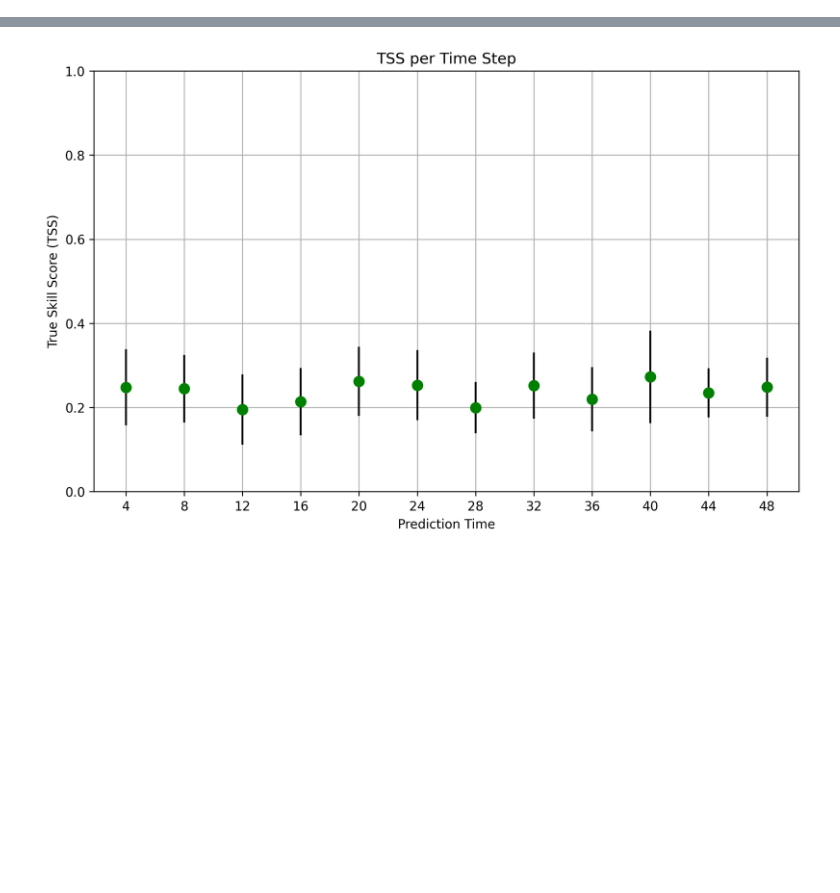
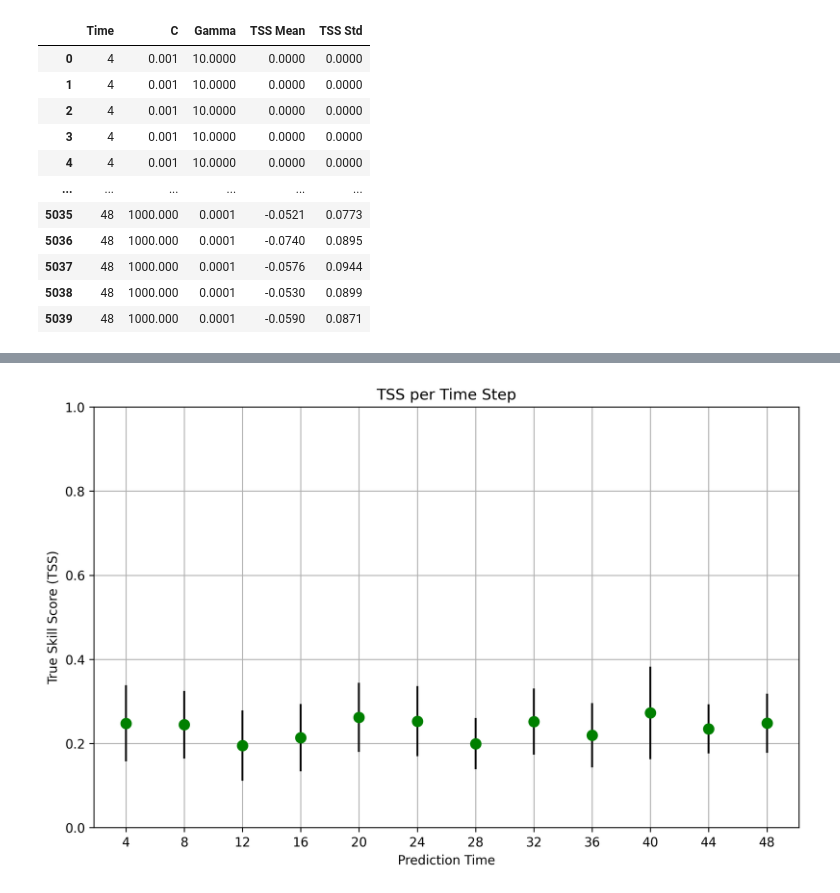
Before and after one commit to nabdeep-patel/flare_cme_association, a Jupyter notebook: Bobra et al. 2016/2024.ipynb, the cells around one changed output, grey strips where cells are left out. Drawn from its saved outputs; the diff is of its cells as text; code cells hidden in the pictures; blank space fills up the shorter version.

```diff
--- a/Bobra et al. 2016/2024.ipynb
+++ b/Bobra et al. 2016/2024.ipynb
@@ -77,12 +29,17 @@ TSS_score = make_scorer(TSS_score, greater_is_better=True)
 # %%
-TSS_mean = []
-TSS_std = []
+tss_mean = []
+tss_std = []
+hss_mean = []
+hss_std = []
+param_C = []
+param_gamma = []
+time_list = []
 
 # Outer loop over time deltas
 for i in range(4, 52, 4):
     # Load data
-    positive = pd.read_csv(f"/content/drive/MyDrive/Bobra/Data2024/positive{i}.csv")
-    negative = pd.read_csv(f"/content/drive/MyDrive/Bobra/Data2024/negative{i}.csv")
+    positive = pd.read_csv(f"Data2024/positive{i}.csv")
+    negative = pd.read_csv(f"Data2024/negative{i}.csv")
 
     data = pd.concat((positive.iloc[:, 1:18], negative.iloc[:, 1:18]))
     labels = np.hstack((np.ones(positive.shape[0]), np.zeros(negative.shape[0])))
@@ -90,41 +47,43 @@ for i in range(4, 52, 4):
     # Hyperparameter grid
     C_vals = [0.001, 0.01, 0.1, 1, 10, 100, 1000]
     gamma_vals = [10, 1, 0.1, 0.01, 0.001,0.0001]
-    param_grid = {'C': C_vals, 'gamma': gamma_vals}
 
-    outer_cv = StratifiedKFold(n_splits=10, shuffle=True, random_state=42)
-    TSS_for_this_time = []
+    for C in C_vals:
+        for gamma in gamma_vals:
+            skf = StratifiedKFold(n_splits=10, shuffle=True, random_state=42)
+            tss_scores = []
 
-    for train_idx, test_idx in outer_cv.split(data, labels):
-        X_train, X_test = data.iloc[train_idx], data.iloc[test_idx]
-        y_train, y_test = labels[train_idx], labels[test_idx]
+            for train_index, test_index in skf.split(data, labels):
+                xtrain, xtest = data.iloc[train_index], data.iloc[test_index]
+                ytrain, ytest = labels[train_index], labels[test_index]
 
-        # Normalize using training data stats only
-        X_train_norm, median, std = normalize_the_data(X_train)
-        X_test_norm = transform(X_test, median, std)
+                # Normalize using training data stats only
+                xtrain_norm, median, std = standardize(xtrain)
+                xtest_norm = fit_data(xtest, median, std)
 
-        # Inner CV for hyperparameter tuning
-        inner_cv = StratifiedKFold(n_splits=5, shuffle=True, random_state=42)
-        clf = SVC(kernel='rbf', class_weight='balanced', cache_size=500,
-                  tol=1e-8, probability=True)
+                clf = SVC(class_weight="balanced", C=C, gamma=gamma, kernel='rbf', probability=True)
+                clf.fit(xtrain_norm, ytrain)
+                ypred = clf.predict(xtest_norm)
 
-        grid = GridSearchCV(clf, param_grid, cv=inner_cv, scoring=TSS_score)
-        grid.fit(X_train_norm, y_train)
+                TN, FP, FN, TP = confusion_matrix(ytest, ypred).ravel()
 
-        best_model = grid.best_estimator_
-        print(f"Best parameters for timedelta {i}: {grid.best_params_}")
-        y_pred = best_model.predict(X_test_norm)
-        TN, FP, TP, FN = confusion_table(y_pred, y_test)
+                if (TP + FN == 0 or FP + TN == 0):
+                        tss_scores.append(np.nan)
+                        continue
 
-        if (TP + FN == 0) or (FP + TN == 0):
-            TSS_for_this_time.append(np.nan)
-        else:
-            TSS = TP / (TP + FN) - FP / (FP + TN)
-            TSS_for_this_time.append(TSS)
+                # TSS
+                tss = TP / (TP + FN) - FP / (FP + TN)
+                tss_scores.append(tss)
 
-    # Store mean and std of TSS for this time delta
-    TSS_k = np.array(TSS_for_this_time)
-    TSS_mean.append(np.nanmean(TSS_k))
-    TSS_std.append(np.nanstd(TSS_k))
-    print(f"TSS for timedelta {i}: {np.nanmean(TSS_k):.2f} ± {np.nanstd(TSS_k):.2f}")
+                tss_mean.append(round(np.nanmean(tss_scores), 4))
+                tss_std.append(round(np.nanstd(tss_scores), 4))
+                param_C.append(C)
+                param_gamma.append(gamma)
+                time_list.append(i)
+
+                print(f"Completed for {i} with C={C} and gamma={gamma}")
+
+# Create the final DataFrame
+df = pd.DataFrame({"Time": time_list,"C": param_C,"Gamma": param_gamma,"TSS Mean": tss_mean,"TSS Std": tss_std})
+df
 # %% [output]
@@ -147,0 +107,12 @@ TSS for timedelta 48: 0.25 ± 0.07
+|  | Time | C | Gamma | TSS Mean | TSS Std |
+| 0 | 4 | 0.001 | 10.0000 | 0.0000 | 0.0000 |
+| 1 | 4 | 0.001 | 10.0000 | 0.0000 | 0.0000 |
+| 2 | 4 | 0.001 | 10.0000 | 0.0000 | 0.0000 |
+| 3 | 4 | 0.001 | 10.0000 | 0.0000 | 0.0000 |
+| 4 | 4 | 0.001 | 10.0000 | 0.0000 | 0.0000 |
+| ... | ... | ... | ... | ... | ... |
+| 5035 | 48 | 1000.000 | 0.0001 | -0.0521 | 0.0773 |
+| 5036 | 48 | 1000.000 | 0.0001 | -0.0740 | 0.0895 |
+| 5037 | 48 | 1000.000 | 0.0001 | -0.0576 | 0.0944 |
+| 5038 | 48 | 1000.000 | 0.0001 | -0.0530 | 0.0899 |
+| 5039 | 48 | 1000.000 | 0.0001 | -0.0590 | 0.0871 |
```
Also changed, not shown: parts of 6 cells of this notebook, 4 other files.
